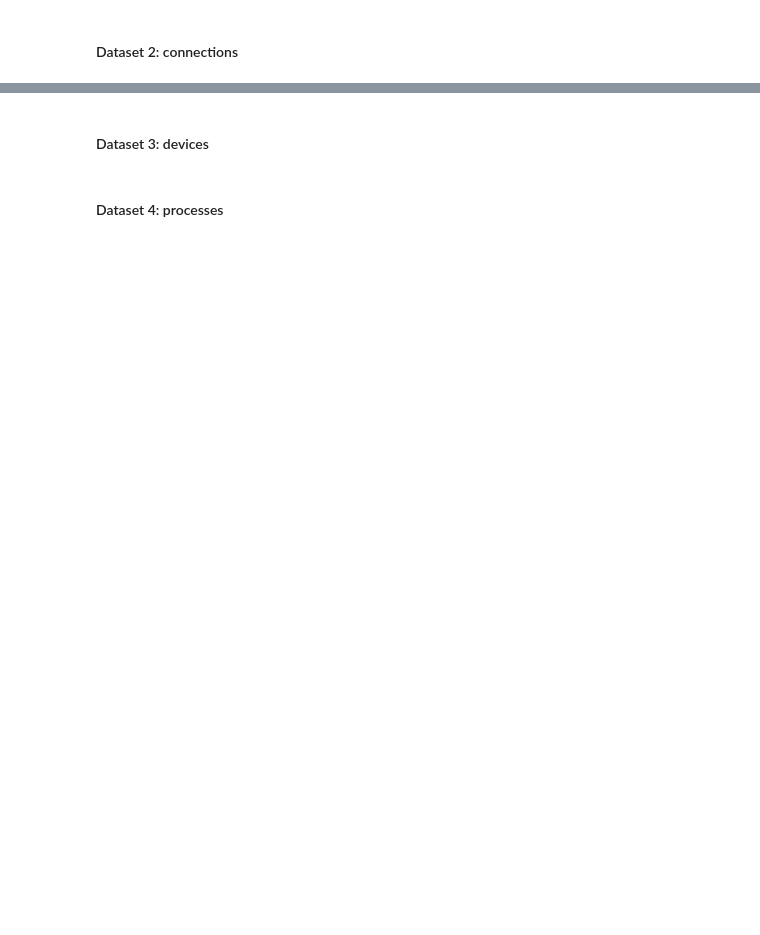
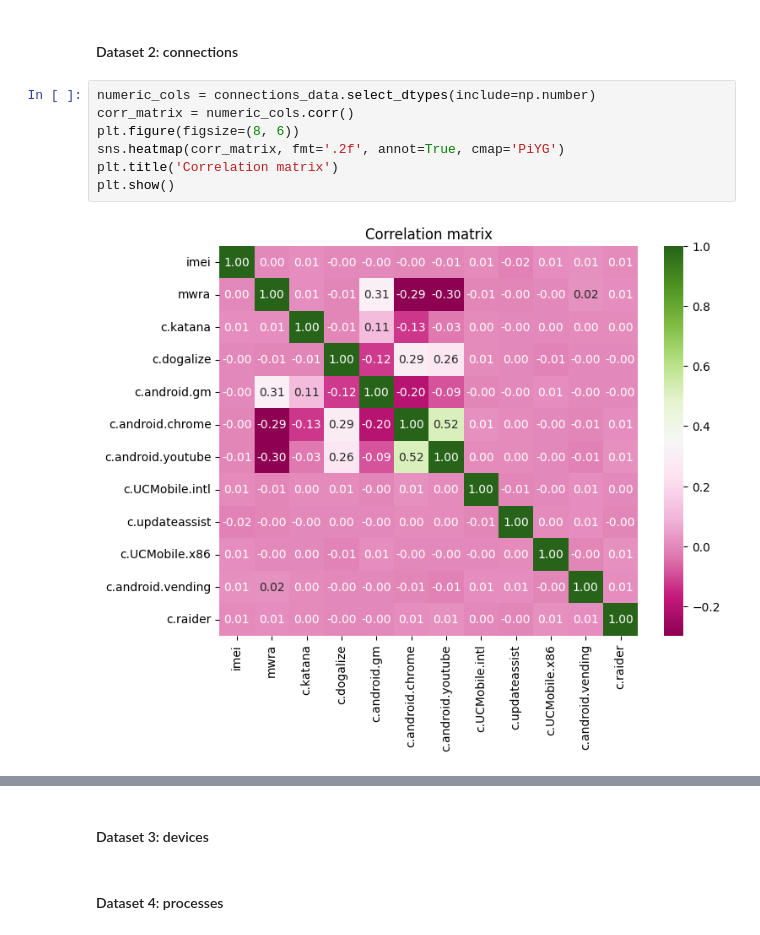
Before and after one commit to myrres0/IAU-2024, a Jupyter notebook: phase-1.ipynb, the cells around one changed output, grey strips where cells are left out. Cells and saved outputs as stored; diff of their text form; blank space fills up the shorter version.

```diff
--- a/phase-1.ipynb
+++ b/phase-1.ipynb
@@ -421,2 +434,11 @@ As we can see above, this is negative skewed distribution. The most values are b
 # %% [markdown]
 #### Dataset 2: connections
+# %%
+numeric_cols = connections_data.select_dtypes(include=np.number)
+corr_matrix = numeric_cols.corr()
+plt.figure(figsize=(8, 6))
+sns.heatmap(corr_matrix, fmt='.2f', annot=True, cmap='PiYG')
+plt.title('Correlation matrix')
+plt.show()
+# %% [output]
+[figure, added]
```
Also changed, not shown: parts of 20 cells of this notebook.
